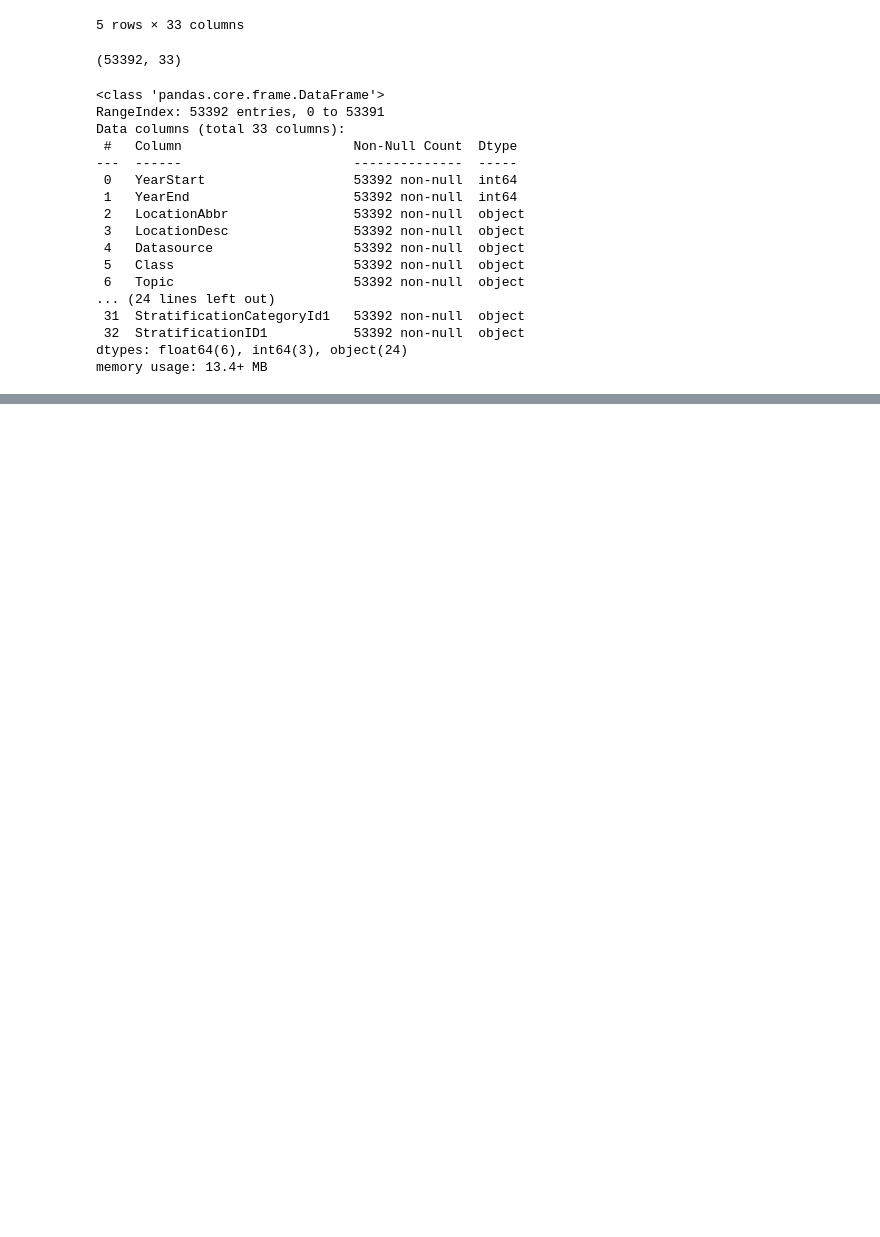
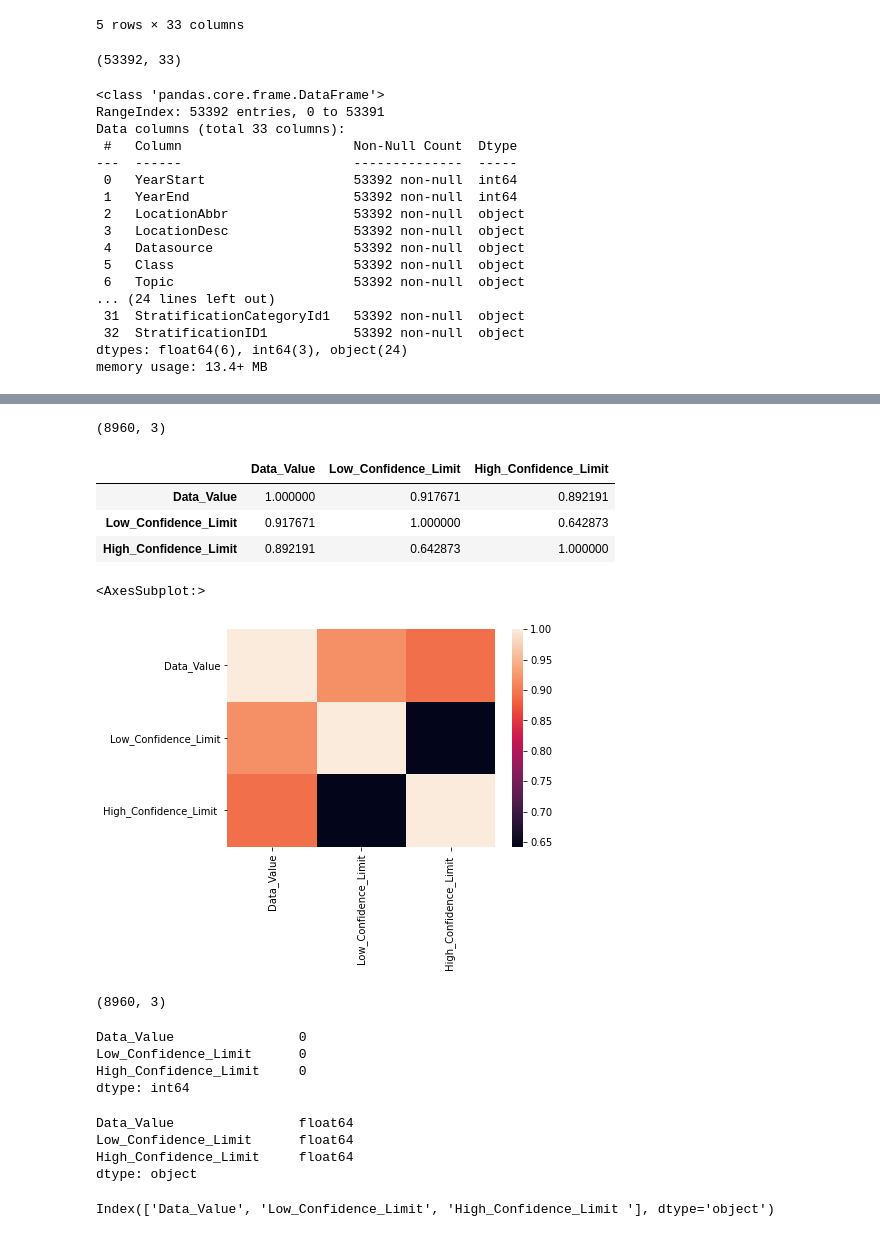
Before and after one commit to anup0102/ML, a Jupyter notebook: Obesity Trends.ipynb, the cells around one changed output, grey strips where cells are left out. Saved outputs shown, nothing was run; the diff lists cells and outputs as text; code cells hidden in the pictures; blank space fills up the shorter version.

```diff
--- a/Obesity Trends.ipynb
+++ b/Obesity Trends.ipynb
@@ -45,0 +58,2 @@ memory usage: 13.4+ MB
+# %%
+dataset = dataset[['Question','Data_Value','Low_Confidence_Limit','High_Confidence_Limit ']]
@@ -65,6 +77,2 @@ StratificationID1                 0
 dtype: int64
-# %%
-#Getting Rid of All Extraneous Info
-
-dataset = dataset.drop(['Low_Confidence_Limit','High_Confidence_Limit ','YearEnd','Topic','Class','Datasource','Data_Value_Unit','QuestionID','ClassID','TopicID','DataValueTypeID','Data_Value_Type','Data_Value_Footnote_Symbol','Data_Value_Footnote','StratificationCategoryId1','StratificationID1'],1);
 # %%
@@ -127,5 +102,4 @@ array(['Percent of adults aged 18 years and older who have obesity',
 
 X=['Percent of adults aged 18 years and older who have obesity','Percent of adults aged 18 years and older who have an overweight classification']
 # %%
-
-datagender = datagender[datagender['Question']==X[0]]
+dataset = dataset[dataset['Question']==X[0]]
@@ -201,0 +115,4 @@ plt.plot([natmeanobesity2016,natmeanobesity2016],[-1,10], '--',color = 'r')
+# %%
+#One Hot Encoding
+dataset = pd.get_dummies(dataset, columns=['Question'], drop_first=True)
+dataset.head()
@@ -201,0 +126,20 @@ plt.plot([natmeanobesity2016,natmeanobesity2016],[-1,10], '--',color = 'r')
+# %%
+dataset.shape
+# %% [output]
+(8960, 3)
+# %%
+dataset.corr()
+# %% [output]
+|  | Data_Value | Low_Confidence_Limit | High_Confidence_Limit |
+| Data_Value | 1.000000 | 0.917671 | 0.892191 |
+| Low_Confidence_Limit | 0.917671 | 1.000000 | 0.642873 |
+| High_Confidence_Limit | 0.892191 | 0.642873 | 1.000000 |
+# %%
+sns.heatmap(dataset.corr())
+# %% [output]
+<AxesSubplot:>
+[figure, added]
+# %%
+dataset.shape
+# %% [output]
+(8960, 3)
@@ -201,0 +148,18 @@ plt.plot([natmeanobesity2016,natmeanobesity2016],[-1,10], '--',color = 'r')
+# %%
+dataset.isna().sum()
+# %% [output]
+Data_Value                0
+Low_Confidence_Limit      0
+High_Confidence_Limit     0
+dtype: int64
+# %%
+dataset.dtypes
+# %% [output]
+Data_Value                float64
+Low_Confidence_Limit      float64
+High_Confidence_Limit     float64
+dtype: object
+# %%
+dataset.columns
+# %% [output]
+Index(['Data_Value', 'Low_Confidence_Limit', 'High_Confidence_Limit '], dtype='object')
```
Also changed, not shown: parts of 26 cells of this notebook.
